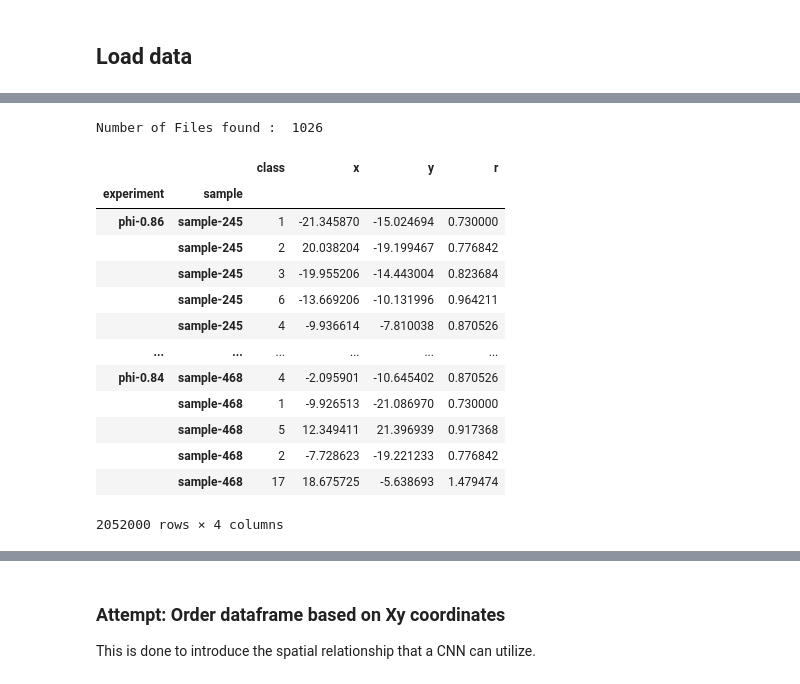
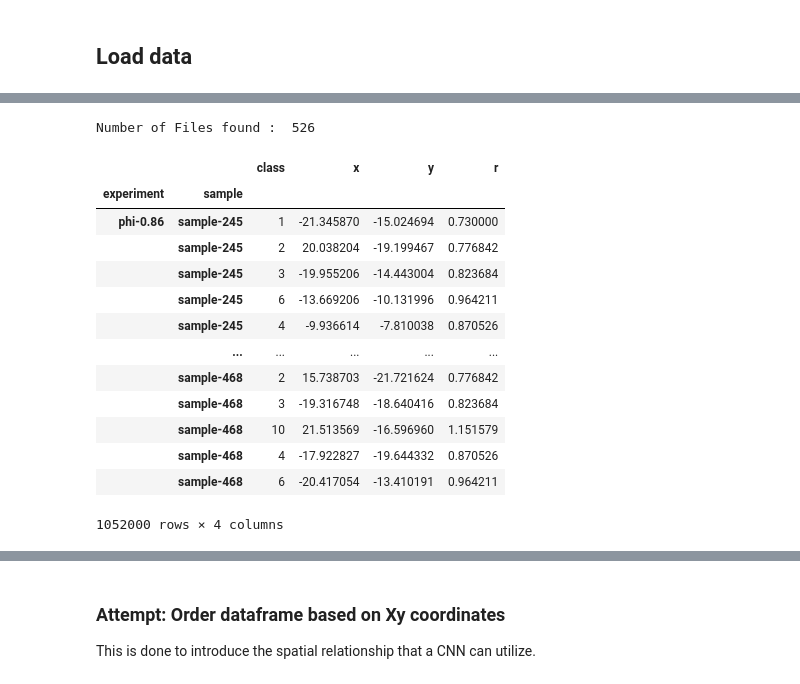
Before and after one commit to Veikko-Saikkonen/hard-spheres, a Jupyter notebook: Notebooks/HardSpheres_v1.ipynb, the cells around one changed output, grey strips where cells are left out. Drawn from its saved outputs; the diff is of its cells as text; code cells hidden in the pictures.

```diff
--- a/Notebooks/HardSpheres_v1.ipynb
+++ b/Notebooks/HardSpheres_v1.ipynb
@@ -60,25 +69,25 @@ os.environ["MLFLOW_ENABLE_SYSTEM_METRICS_LOGGING"] = "true"
 # %%
 
-phis = [0.86, 0.84] # Add more phis here
+phis = [0.86] # Add more phis here
 
 path = Path("../data/raw/samples")
 
 files, dataframe, metadata = load_raw_data(path, phi=phis)
 
 dataframe
 # %% [output]
-Number of Files found :  1026
+Number of Files found :  526
 |  |  | class | x | y | r |
 | experiment | sample |  |  |  |  |
 | phi-0.86 | sample-245 | 1 | -21.345870 | -15.024694 | 0.730000 |
 |  | sample-245 | 2 | 20.038204 | -19.199467 | 0.776842 |
 |  | sample-245 | 3 | -19.955206 | -14.443004 | 0.823684 |
 |  | sample-245 | 6 | -13.669206 | -10.131996 | 0.964211 |
 |  | sample-245 | 4 | -9.936614 | -7.810038 | 0.870526 |
-| ... | ... | ... | ... | ... | ... |
-| phi-0.84 | sample-468 | 4 | -2.095901 | -10.645402 | 0.870526 |
-|  | sample-468 | 1 | -9.926513 | -21.086970 | 0.730000 |
-|  | sample-468 | 5 | 12.349411 | 21.396939 | 0.917368 |
-|  | sample-468 | 2 | -7.728623 | -19.221233 | 0.776842 |
-|  | sample-468 | 17 | 18.675725 | -5.638693 | 1.479474 |
+|  | ... | ... | ... | ... | ... |
+|  | sample-468 | 2 | 15.738703 | -21.721624 | 0.776842 |
+|  | sample-468 | 3 | -19.316748 | -18.640416 | 0.823684 |
+|  | sample-468 | 10 | 21.513569 | -16.596960 | 1.151579 |
+|  | sample-468 | 4 | -17.922827 | -19.644332 | 0.870526 |
+|  | sample-468 | 6 | -20.417054 | -13.410191 | 0.964211 |
-2052000 rows × 4 columns
+1052000 rows × 4 columns
```
Also changed, not shown: parts of 48 cells of this notebook, 6 other files.
